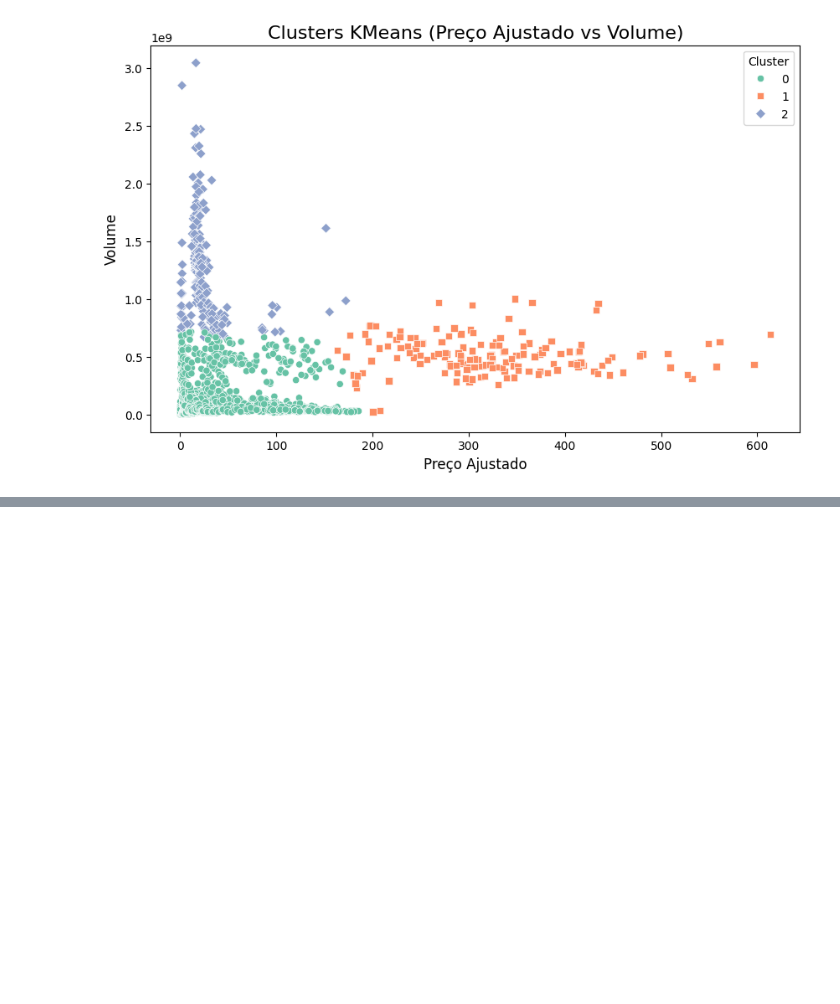
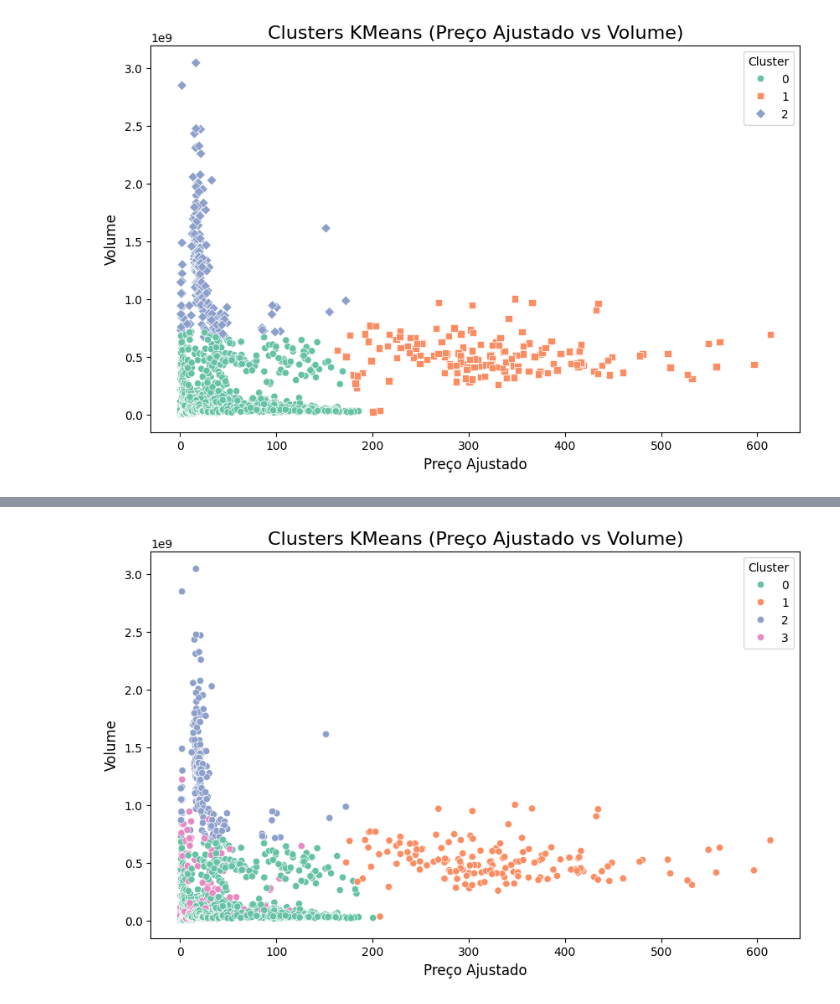
Before and after one commit to MarcosFN2014/Projeto-DS, a Jupyter notebook: Nao_Supervisionado/analise.ipynb, the cells around one changed output, grey strips where cells are left out. Cells and saved outputs as stored; diff of their text form; code cells hidden in the pictures; blank space fills up the shorter version.

```diff
--- a/Nao_Supervisionado/analise.ipynb
+++ b/Nao_Supervisionado/analise.ipynb
@@ -493,3 +493,8 @@ plt.legend(title='Cluster', loc='upper right')
 plt.show()
 # %% [output]
 [figure]
+# %%
+kmeans_1 = KMeans(n_clusters=4, random_state=42)
+df['KMeans Cluster'] = kmeans.fit_predict(scaled_features)
+
+df.head()
@@ -495,0 +508,10 @@ plt.show()
+# %%
+plt.figure(figsize=(10, 6))
+sns.scatterplot(x='Adj Close', y='Volume', hue='KMeans Cluster', palette='Set2', data=df)
+plt.title('Clusters KMeans (Preço Ajustado vs Volume)', fontsize=16)
+plt.xlabel('Preço Ajustado', fontsize=12)
+plt.ylabel('Volume', fontsize=12)
+plt.legend(title='Cluster')
+plt.show()
+# %% [output]
+[figure, added]
```
Also changed, not shown: parts of 2 cells of this notebook, 1 other file.
